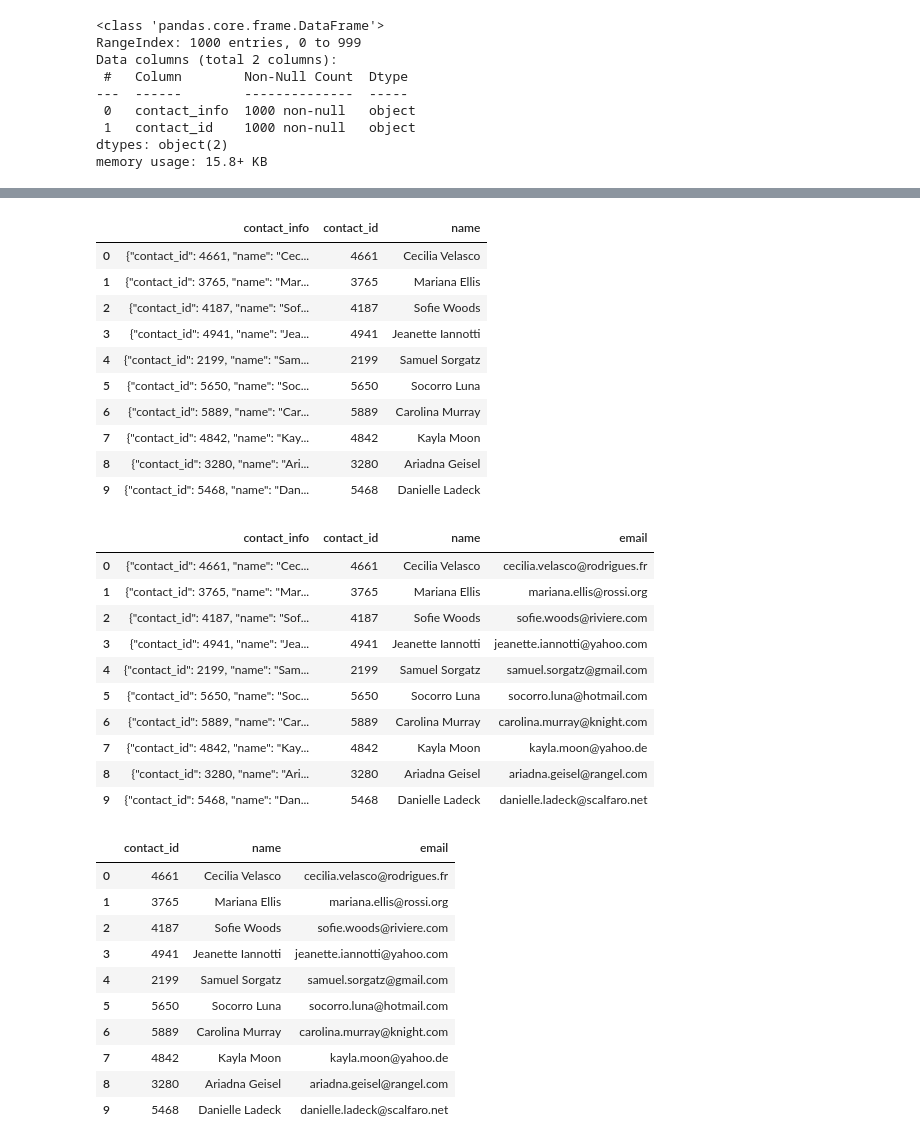
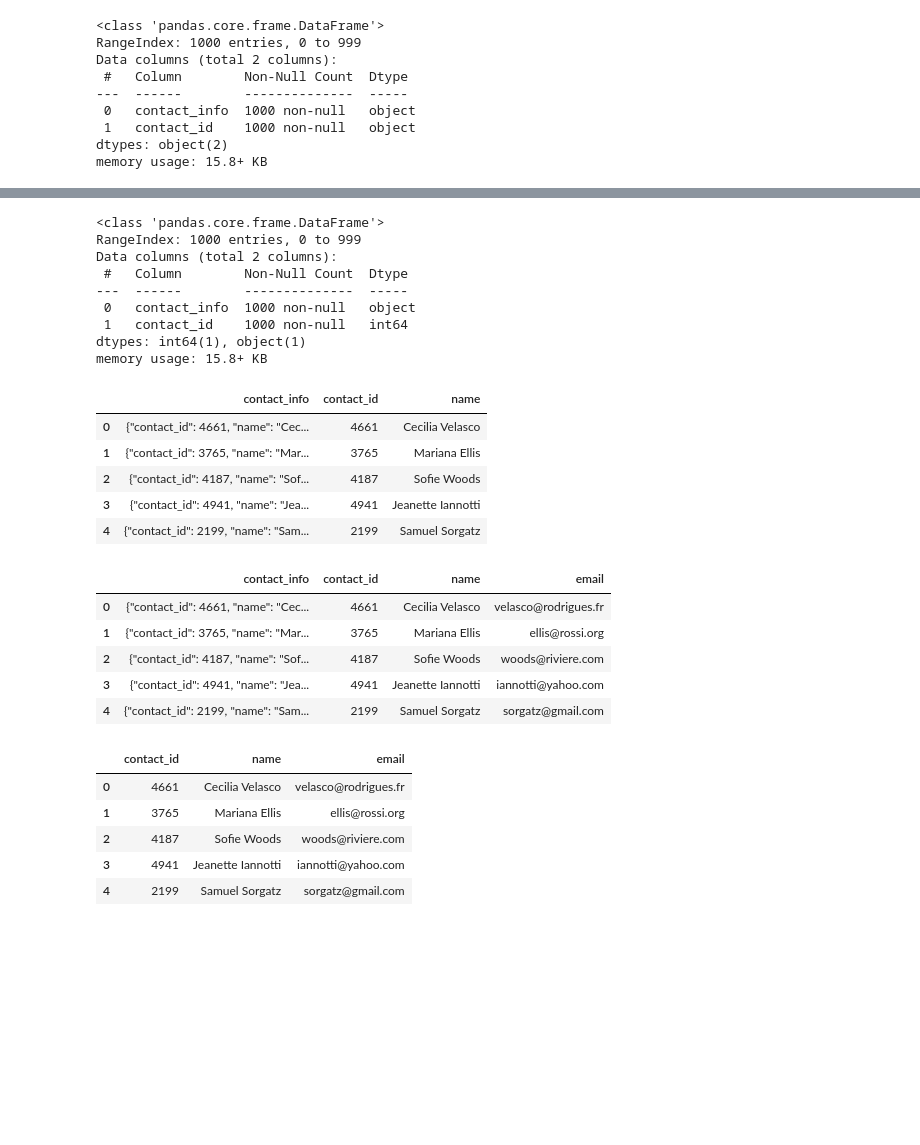
Before and after one commit to jgausachs/Crowdfunding_ETL, a Jupyter notebook: ETL_Mini_Project_JGausachs.ipynb, the cells around one changed output, grey strips where cells are left out. Drawn from its saved outputs; the diff is of its cells as text; code cells hidden in the pictures; blank space fills up the shorter version.

```diff
--- a/ETL_Mini_Project_JGausachs.ipynb
+++ b/ETL_Mini_Project_JGausachs.ipynb
@@ -402,5 +327,10 @@ contact_info_df_copy.head()
 # %%
-# Extract the four-digit contact ID number.
+# Extract the four-digit contact ID number
+p = '(\d{4})'
+contact_info_df_copy['contact_id'] = contact_info_df_copy['contact_info'].str.extract(p)
+
+# Display the DataFrame head
+contact_info_df_copy.head()
 # %% [output]
 |  | contact_info | contact_id |
 | 0 | {"contact_id": 4661, "name": "Cec... | 4661 |
@@ -421,4 +352,5 @@ Data columns (total 2 columns):
 dtypes: object(2)
 memory usage: 15.8+ KB
 # %%
-# Convert the "contact_id" column to an int64 data type.
+# Convert the "contact_id" column to an int64 data type
+contact_info_df_copy['contact_id'] = contact_info_df_copy['contact_id'].astype(int)
@@ -435,5 +357,23 @@ memory usage: 15.8+ KB
+# %%
+# Check the datatypes
+contact_info_df_copy.info()
+# %% [output]
+<class 'pandas.core.frame.DataFrame'>
+RangeIndex: 1000 entries, 0 to 999
+Data columns (total 2 columns):
+ #   Column        Non-Null Count  Dtype
+---  ------        --------------  -----
+ 0   contact_info  1000 non-null   object
+ 1   contact_id    1000 non-null   int64
+dtypes: int64(1), object(1)
+memory usage: 15.8+ KB
 # %%
-# Extract the name of the contact and add it to a new column.
+# Extract the name of the contact and add it to a new column
+p = '(\w+\s\w+)'
+contact_info_df_copy['name'] = contact_info_df_copy['contact_info'].str.extract(p)
+
+# Display the DataFrame head
+contact_info_df_copy.head()
 # %% [output]
 |  | contact_info | contact_id | name |
 | 0 | {"contact_id": 4661, "name": "Cec... | 4661 | Cecilia Velasco |
@@ -441,37 +381,31 @@ memory usage: 15.8+ KB
 | 2 | {"contact_id": 4187, "name": "Sof... | 4187 | Sofie Woods |
 | 3 | {"contact_id": 4941, "name": "Jea... | 4941 | Jeanette Iannotti |
 | 4 | {"contact_id": 2199, "name": "Sam... | 2199 | Samuel Sorgatz |
-| 5 | {"contact_id": 5650, "name": "Soc... | 5650 | Socorro Luna |
-| 6 | {"contact_id": 5889, "name": "Car... | 5889 | Carolina Murray |
-| 7 | {"contact_id": 4842, "name": "Kay... | 4842 | Kayla Moon |
-| 8 | {"contact_id": 3280, "name": "Ari... | 3280 | Ariadna Geisel |
-| 9 | {"contact_id": 5468, "name": "Dan... | 5468 | Danielle Ladeck |
 # %%
-# Extract the email from the contacts and add the values to a new column.
+# Extract the email from the contacts and add the values to a new column
+p = '(\w+@\w+\.\w+)'
+contact_info_df_copy['email'] = contact_info_df_copy['contact_info'].str.extract(p)
+
+# Display the DataFrame head
+contact_info_df_copy.head()
 # %% [output]
 |  | contact_info | contact_id | name | email |
-| 0 | {"contact_id": 4661, "name": "Cec... | 4661 | Cecilia Velasco | cecilia.velasco@rodrigues.fr |
-| 1 | {"contact_id": 3765, "name": "Mar... | 3765 | Mariana Ellis | mariana.ellis@rossi.org |
-| 2 | {"contact_id": 4187, "name": "Sof... | 4187 | Sofie Woods | sofie.woods@riviere.com |
-| 3 | {"contact_id": 4941, "name": "Jea... | 4941 | Jeanette Iannotti | jeanette.iannotti@yahoo.com |
-| 4 | {"contact_id": 2199, "name": "Sam... | 2199 | Samuel Sorgatz | samuel.sorgatz@gmail.com |
-| 5 | {"contact_id": 5650, "name": "Soc... | 5650 | Socorro Luna | socorro.luna@hotmail.com |
-| 6 | {"contact_id": 5889, "name": "Car... | 5889 | Carolina Murray | carolina.murray@knight.com |
-| 7 | {"contact_id": 4842, "name": "Kay... | 4842 | Kayla Moon | kayla.moon@yahoo.de |
-| 8 | {"contact_id": 3280, "name": "Ari... | 3280 | Ariadna Geisel | ariadna.geisel@rangel.com |
-| 9 | {"contact_id": 5468, "name": "Dan... | 5468 | Danielle Ladeck | danielle.ladeck@scalfaro.net |
+| 0 | {"contact_id": 4661, "name": "Cec... | 4661 | Cecilia Velasco | velasco@rodrigues.fr |
+| 1 | {"contact_id": 3765, "name": "Mar... | 3765 | Mariana Ellis | ellis@rossi.org |
+| 2 | {"contact_id": 4187, "name": "Sof... | 4187 | Sofie Woods | woods@riviere.com |
+| 3 | {"contact_id": 4941, "name": "Jea... | 4941 | Jeanette Iannotti | iannotti@yahoo.com |
+| 4 | {"contact_id": 2199, "name": "Sam... | 2199 | Samuel Sorgatz | sorgatz@gmail.com |
 # %%
-# Create a copy of the contact_info_df with the 'contact_id', 'name', 'email' columns.
+# Create a copy of the contact_info_df with the 'contact_id', 'name', 'email' columns
+contacts_df_clean = contact_info_df_copy[['contact_id', 'name', 'email']]
+
+# Display the DataFrame head
+contacts_df_clean.head()
 # %% [output]
 |  | contact_id | name | email |
-| 0 | 4661 | Cecilia Velasco | cecilia.velasco@rodrigues.fr |
-| 1 | 3765 | Mariana Ellis | mariana.ellis@rossi.org |
-| 2 | 4187 | Sofie Woods | sofie.woods@riviere.com |
-| 3 | 4941 | Jeanette Iannotti | jeanette.iannotti@yahoo.com |
-| 4 | 2199 | Samuel Sorgatz | samuel.sorgatz@gmail.com |
-| 5 | 5650 | Socorro Luna | socorro.luna@hotmail.com |
-| 6 | 5889 | Carolina Murray | carolina.murray@knight.com |
-| 7 | 4842 | Kayla Moon | kayla.moon@yahoo.de |
-| 8 | 3280 | Ariadna Geisel | ariadna.geisel@rangel.com |
-| 9 | 5468 | Danielle Ladeck | danielle.ladeck@scalfaro.net |
+| 0 | 4661 | Cecilia Velasco | velasco@rodrigues.fr |
+| 1 | 3765 | Mariana Ellis | ellis@rossi.org |
+| 2 | 4187 | Sofie Woods | woods@riviere.com |
+| 3 | 4941 | Jeanette Iannotti | iannotti@yahoo.com |
+| 4 | 2199 | Samuel Sorgatz | sorgatz@gmail.com |
 # %%
```
Also changed, not shown: parts of 19 cells of this notebook, 2 other files.
